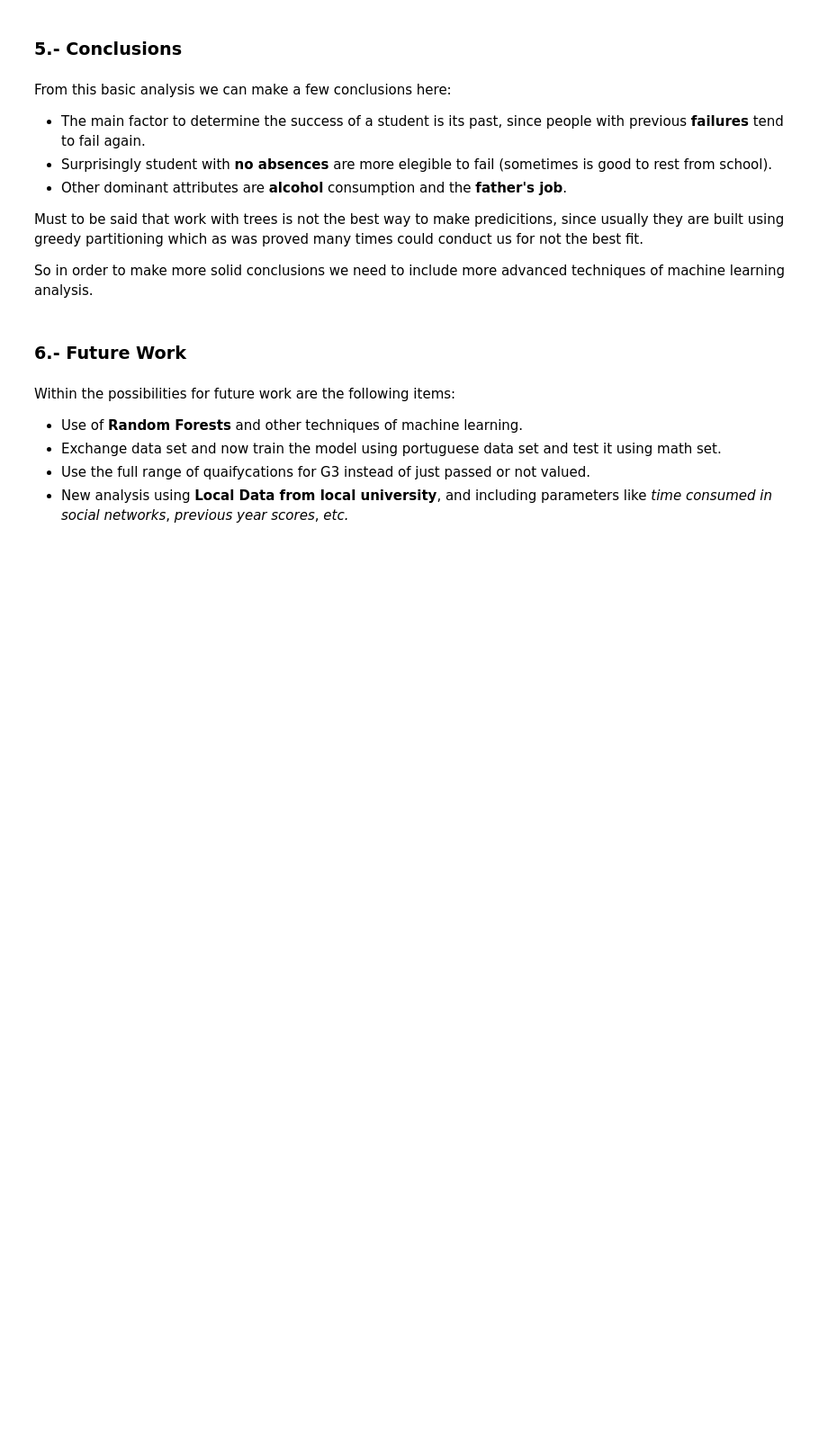
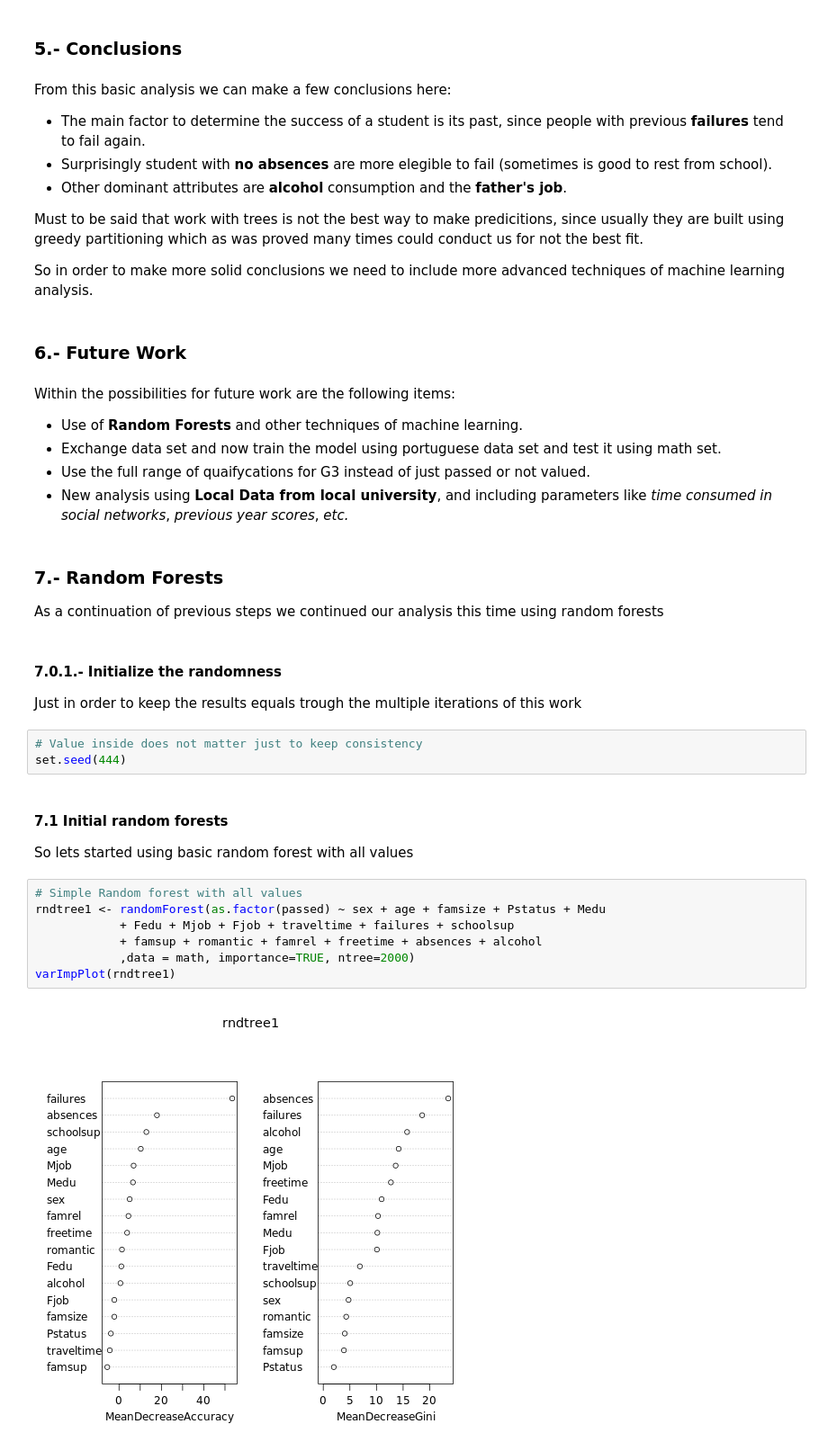
Before and after one commit to Gansito144/CSM, a Jupyter notebook: subjects/Pattern-Recognition/Projects/R-students.ipynb, the cells around one changed output. Shown: that part at 90% size. Cells and saved outputs as stored; diff of their text form; blank space fills up the shorter version.

Commit message:
Add analysis with random forests
Signed-off-by: Ulises Mendez Martinez <ulisesmdzmtz@gmail.com>

```diff
--- a/subjects/Pattern-Recognition/Projects/R-students.ipynb
+++ b/subjects/Pattern-Recognition/Projects/R-students.ipynb
@@ -254,3 +257,26 @@ Within the possibilities for future work are the following items:
 * Exchange data set and now train the model using portuguese data set and test it using math set.
 * Use the full range of quaifycations for G3 instead of just passed or not valued.
 * New analysis using **Local Data from local university**, and including parameters like *time consumed in social networks*, *previous year scores*, *etc.*
+# %% [markdown]
+### 7.- Random Forests
+
+As a continuation of previous steps we continued our analysis this time using random forests
+# %% [markdown]
+#### 7.0.1.- Initialize the randomness
+Just in order to keep the results equals trough the multiple iterations of this work
+# %%
+# Value inside does not matter just to keep consistency
+set.seed(444)
+# %% [markdown]
+#### 7.1 Initial random forests
+
+So lets started using basic random forest with all values
+# %%
+# Simple Random forest with all values
+rndtree1 <- randomForest(as.factor(passed) ~ sex + age + famsize + Pstatus + Medu
+            + Fedu + Mjob + Fjob + traveltime + failures + schoolsup
+            + famsup + romantic + famrel + freetime + absences + alcohol
+            ,data = math, importance=TRUE, ntree=2000)
+varImpPlot(rndtree1)
+# %% [output]
+[figure, added]
```
Also changed, not shown: parts of 14 cells of this notebook, 7 other files.
